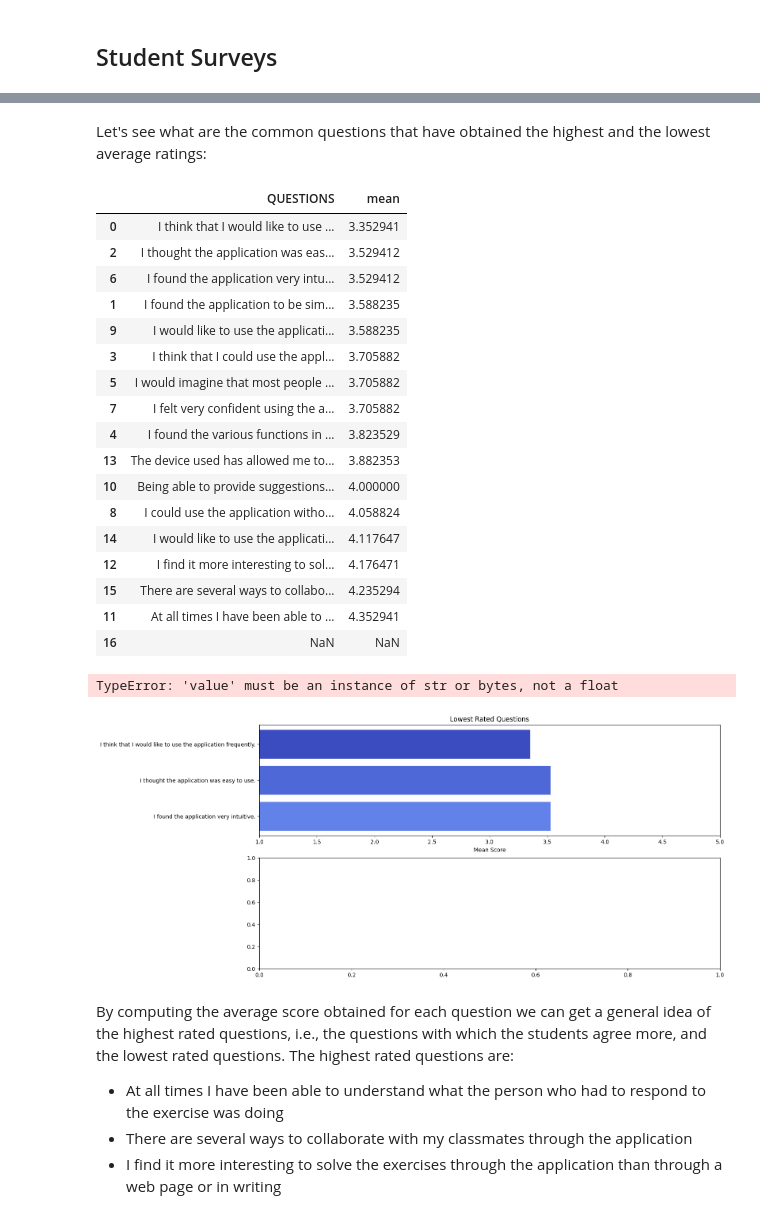
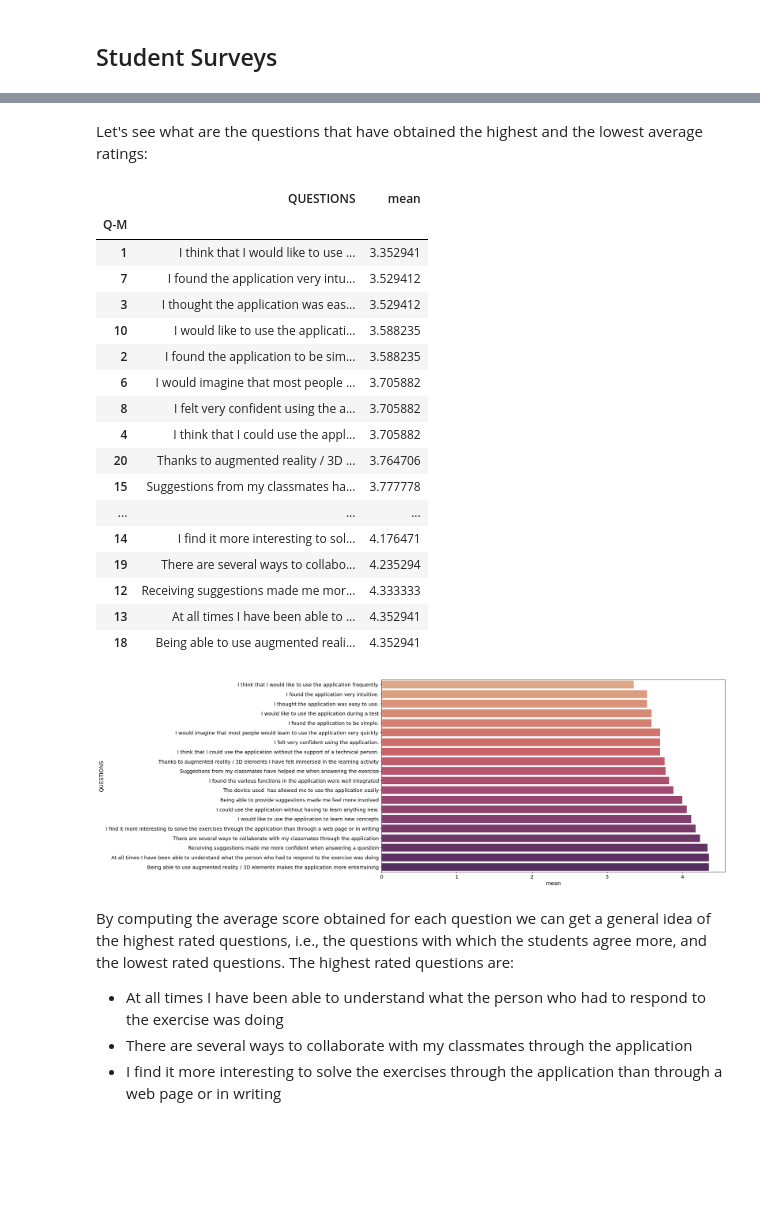
Before and after one commit to Stocastico/Evaluation_paper, a Jupyter notebook: data_analysis/Data_Analysis_Salesianos.ipynb, the cells around one changed output, grey strips where cells are left out. Saved outputs shown, nothing was run; the diff lists cells and outputs as text; code cells hidden in the pictures; blank space fills up the shorter version.

Commit message:
FIxed analysis salesianos

```diff
--- a/data_analysis/Data_Analysis_Salesianos.ipynb
+++ b/data_analysis/Data_Analysis_Salesianos.ipynb
@@ -91,0 +41,9 @@ students.head()
+# %%
+SURVEY_FILE = Path('./questionnaire_answers.xlsx')
+SHEET_NAME = 'SALESIANOS'
+NUM_ROWS = 22
+COLS = list(range(21))
+COLS.pop(1) # remove second index from excel
+
+survey_answers = pd.read_excel(SURVEY_FILE, sheet_name=SHEET_NAME, index_col=0, nrows=NUM_ROWS,
+                               usecols=COLS)
@@ -92,52 +58,33 @@ students.head()
 # %% [markdown]
-Let's see what are the common questions that have obtained the highest and the lowest average ratings:
+Let's see what are the questions that have obtained the highest and the lowest average ratings:
 # %%
-students['mean'] = students.mean(numeric_only=True, axis=1)
-questions_avg = students[["QUESTIONS", "mean"]]
+survey_answers['mean'] = survey_answers.mean(numeric_only=True, axis=1)
+questions_avg = survey_answers[["QUESTIONS", "mean"]]
 questions_avg = questions_avg.sort_values("mean")
 questions_avg
 # %% [output]
 |  | QUESTIONS | mean |
-| 0 | I think that I would like to use ... | 3.352941 |
-| 2 | I thought the application was eas... | 3.529412 |
-| 6 | I found the application very intu... | 3.529412 |
-| 1 | I found the application to be sim... | 3.588235 |
-| 9 | I would like to use the applicati... | 3.588235 |
-| 3 | I think that I could use the appl... | 3.705882 |
-| 5 | I would imagine that most people ... | 3.705882 |
-| 7 | I felt very confident using the a... | 3.705882 |
-| 4 | I found the various functions in ... | 3.823529 |
-| 13 | The device used has allowed me to... | 3.882353 |
-| 10 | Being able to provide suggestions... | 4.000000 |
-| 8 | I could use the application witho... | 4.058824 |
-| 14 | I would like to use the applicati... | 4.117647 |
-| 12 | I find it more interesting to sol... | 4.176471 |
-| 15 | There are several ways to collabo... | 4.235294 |
-| 11 | At all times I have been able to ... | 4.352941 |
-| 16 | NaN | NaN |
+| Q-M |  |  |
+| 1 | I think that I would like to use ... | 3.352941 |
+| 7 | I found the application very intu... | 3.529412 |
+| 3 | I thought the application was eas... | 3.529412 |
+| 10 | I would like to use the applicati... | 3.588235 |
+| 2 | I found the application to be sim... | 3.588235 |
+| 6 | I would imagine that most people ... | 3.705882 |
+| 8 | I felt very confident using the a... | 3.705882 |
+| 4 | I think that I could use the appl... | 3.705882 |
+| 20 | Thanks to augmented reality / 3D ... | 3.764706 |
+| 15 | Suggestions from my classmates ha... | 3.777778 |
+| ... | ... | ... |
+| 14 | I find it more interesting to sol... | 4.176471 |
+| 19 | There are several ways to collabo... | 4.235294 |
+| 12 | Receiving suggestions made me mor... | 4.333333 |
+| 13 | At all times I have been able to ... | 4.352941 |
+| 18 | Being able to use augmented reali... | 4.352941 |
 # %%
-cmap = plt.get_cmap('coolwarm')
-colors = [cmap(i) for i in np.linspace(0, 1, len(questions_avg))]
-
-fig, axs = plt.subplots(2, 1, figsize=(15, 8))
-
-axs[0].barh(questions_avg['QUESTIONS'].iloc[:3], questions_avg['mean'].iloc[:3], color=colors[:3], align='center')
-axs[0].set_title('Lowest Rated Questions')
-axs[0].set_xlabel('Mean Score')
-axs[0].set_xlim(1,5)
-axs[0].invert_yaxis()
-
-axs[1].barh(questions_avg['QUESTIONS'].iloc[-3:], questions_avg['mean'].iloc[-3:], color=colors[-3:], align='center')
-axs[1].set_title('Highest Rated Questions')
-axs[1].set_xlabel('Mean Score')
-axs[1].set_xlim(1,5)
-
-fig.tight_layout(pad=3.0)
-
-plt.show()
+create_barplot(questions_avg, 'mean', 'QUESTIONS')
 # %% [output]
-TypeError: 'value' must be an instance of str or bytes, not a float
-[figure, old version]
+[figure, new version]
 # %% [markdown]
 By computing the average score obtained for each question we can get a general idea of the highest rated questions, i.e., the questions with which the students agree more, and the lowest rated questions. The highest rated questions are:
 
```
Also changed, not shown: parts of 120 cells of this notebook, 1 other file.
